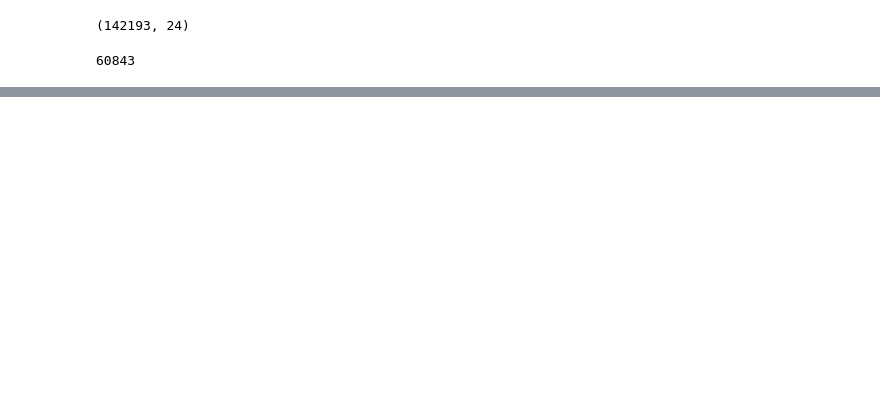
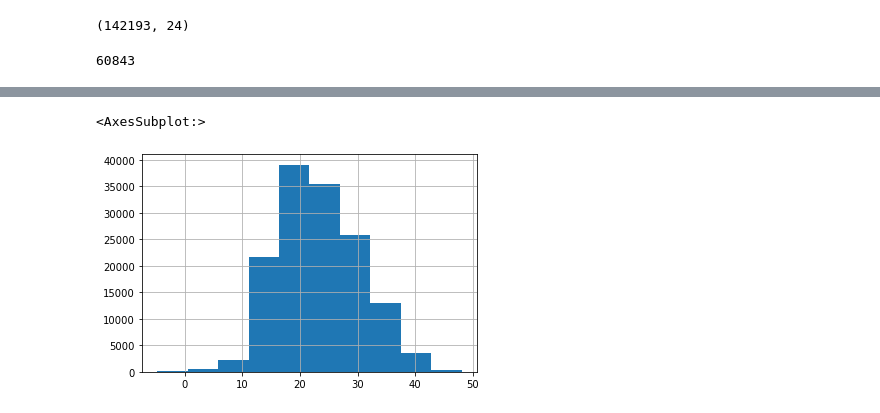
Before and after one commit to nicolasignacio97/Mineria-Duoc, a Jupyter notebook: EV_EDA_Barrios_Javier_Acuña_Joaquin_Rojas_Nicolas.ipynb, the cells around one changed output, grey strips where cells are left out. Cells and saved outputs as stored; diff of their text form; code cells hidden in the pictures; blank space fills up the shorter version.

```diff
--- a/EV_EDA_Barrios_Javier_Acuña_Joaquin_Rojas_Nicolas.ipynb
+++ b/EV_EDA_Barrios_Javier_Acuña_Joaquin_Rojas_Nicolas.ipynb
@@ -40,0 +66,4 @@ pd.isnull(df['Evaporation']).values.ravel().sum()
+# %%
+PromMinTemp = df['MinTemp'].mean()
+# %%
+df['MinTemp'] = df['MinTemp'].fillna(PromMinTemp)
@@ -40,0 +97,5 @@ pd.isnull(df['Evaporation']).values.ravel().sum()
+# %%
+df['MaxTemp'].hist()
+# %% [output]
+<AxesSubplot:>
+[figure, added]
```
Also changed, not shown: parts of 8 cells of this notebook.
